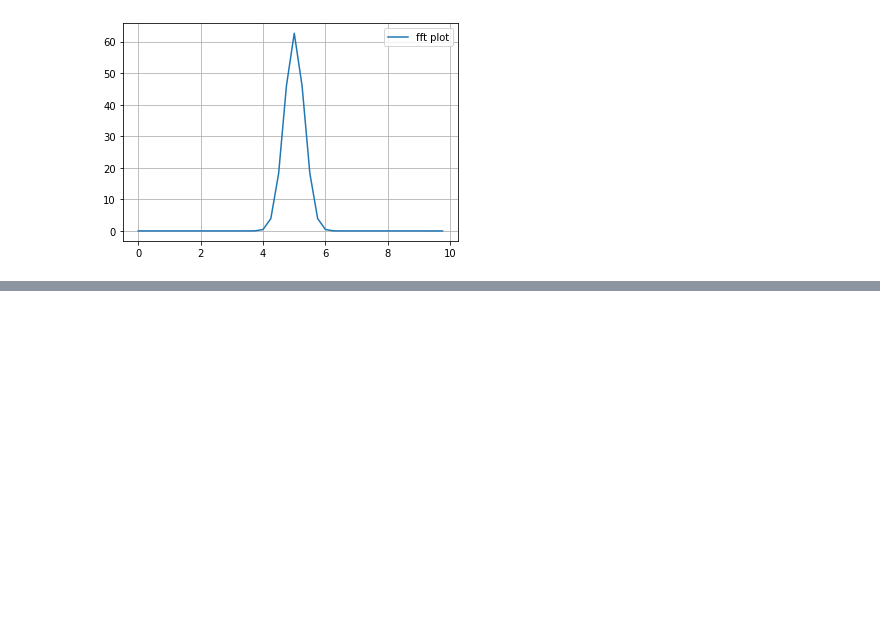
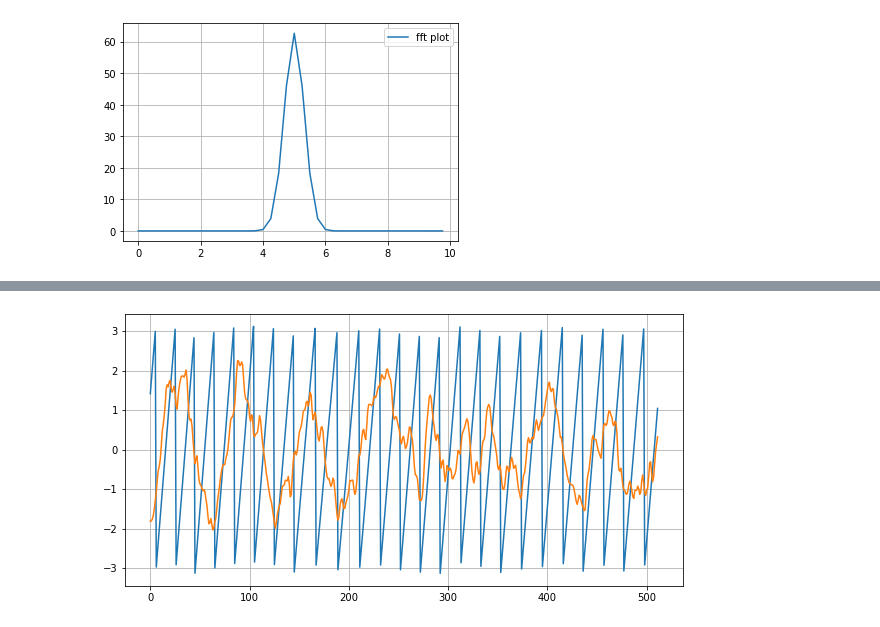
Before and after one commit to solothinker/SignalConcepts, a Jupyter notebook: Basics of Signals.ipynb, the cells around one changed output, grey strips where cells are left out. Saved outputs shown, nothing was run; the diff lists cells and outputs as text; code cells hidden in the pictures; blank space fills up the shorter version.

```diff
--- a/Basics of Signals.ipynb
+++ b/Basics of Signals.ipynb
@@ -57,0 +79,8 @@ plt.show()
+# %%
+plt.figure(figsize=(10,5))
+plt.plot(np.angle(yconv))
+plt.plot(data)
+plt.grid()
+plt.show()
+# %% [output]
+[figure, added]
```
Also changed, not shown: parts of 11 cells of this notebook.
